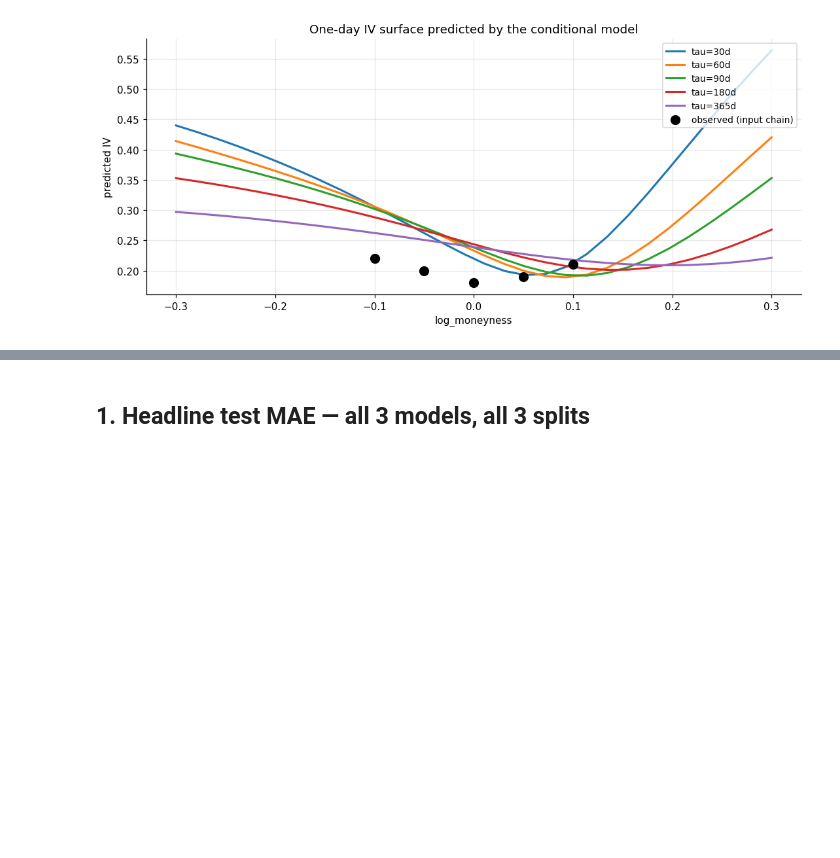
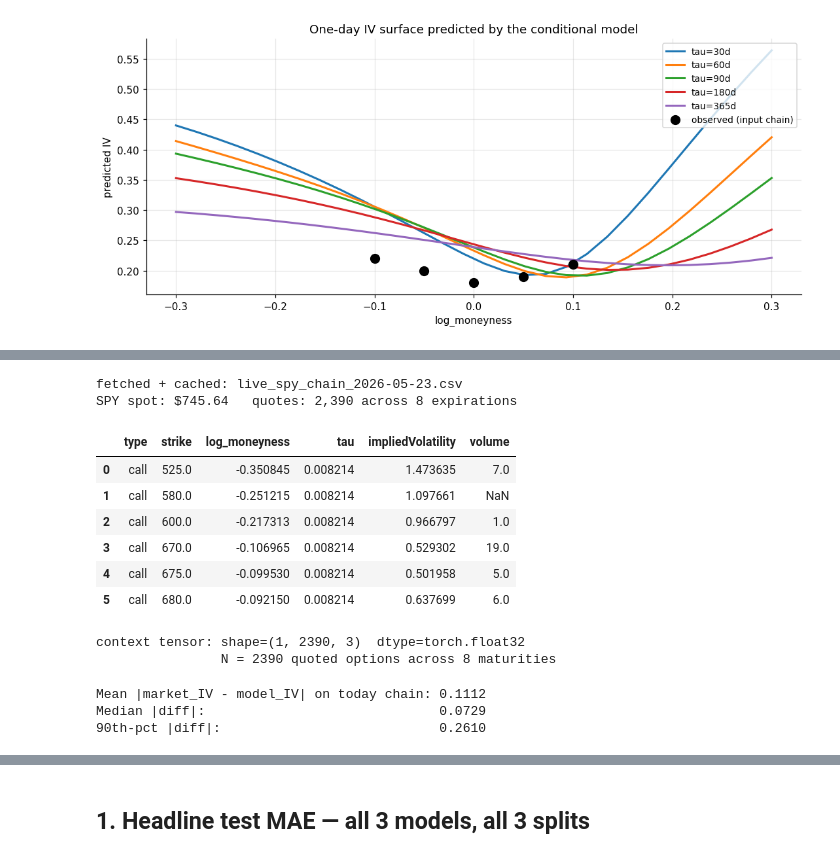
Before and after one commit to zymeng1998/neural-iv-surface-inference, a Jupyter notebook: notebooks/04_phase2c_results.ipynb, the cells around one changed output, grey strips where cells are left out. Cells and saved outputs as stored; diff of their text form; code cells hidden in the pictures; blank space fills up the shorter version.

```diff
--- a/notebooks/04_phase2c_results.ipynb
+++ b/notebooks/04_phase2c_results.ipynb
@@ -210,0 +236,75 @@ plt.tight_layout(); plt.show()
+# %%
+# Pull today's SPY chain via yfinance (cached to disk for reproducibility).
+import datetime as _dt
+CACHE = Path('../artifacts/results') / f'live_spy_chain_{_dt.date.today().isoformat()}.csv'
+
+if CACHE.exists():
+    print(f'using cached chain: {CACHE.name}')
+    chain = pd.read_csv(CACHE)
+    spot = float(chain.attrs.get('spot') or chain['_spot'].iloc[0])
+else:
+    import yfinance as yf
+    spy = yf.Ticker('SPY')
+    spot = float(spy.history(period='1d')['Close'].iloc[-1])
+    today = _dt.datetime.utcnow().date()
+    rows = []
+    for exp_str in spy.options[:8]:    # first 8 expirations (~next 2 months)
+        exp_date = _dt.datetime.strptime(exp_str, '%Y-%m-%d').date()
+        tau = (exp_date - today).days / 365.25
+        if tau <= 0:
+            continue
+        oc = spy.option_chain(exp_str)
+        for side, df in [('call', oc.calls), ('put', oc.puts)]:
+            sub = df[['strike','impliedVolatility','bid','ask','volume']].copy()
+            sub = sub[(sub['impliedVolatility'] > 0.01) & (sub['impliedVolatility'] < 3.0)]
+            sub['log_moneyness'] = np.log(sub['strike'] / spot)
+            sub['tau'] = tau
+            sub['type'] = side
+            rows.append(sub)
+    chain = pd.concat(rows, ignore_index=True)
+    chain['_spot'] = spot
+    chain.to_csv(CACHE, index=False)
+    print(f'fetched + cached: {CACHE.name}')
+
+print(f'SPY spot: ${spot:.2f}   quotes: {len(chain):,} across {chain["tau"].nunique()} expirations')
+chain[['type','strike','log_moneyness','tau','impliedVolatility','volume']].head(6)
+# %% [output]
+fetched + cached: live_spy_chain_2026-05-23.csv
+SPY spot: $745.64   quotes: 2,390 across 8 expirations
+|  | type | strike | log_moneyness | tau | impliedVolatility | volume |
+| 0 | call | 525.0 | -0.350845 | 0.008214 | 1.473635 | 7.0 |
+| 1 | call | 580.0 | -0.251215 | 0.008214 | 1.097661 | NaN |
+| 2 | call | 600.0 | -0.217313 | 0.008214 | 0.966797 | 1.0 |
+| 3 | call | 670.0 | -0.106965 | 0.008214 | 0.529302 | 19.0 |
+| 4 | call | 675.0 | -0.099530 | 0.008214 | 0.501958 | 5.0 |
+| 5 | call | 680.0 | -0.092150 | 0.008214 | 0.637699 | 6.0 |
+# %%
+# Step 2: build the (N,3) context tensor exactly as the model expects.
+ctx_np = chain[['log_moneyness','tau','impliedVolatility']].values.astype(np.float32)
+N = len(ctx_np)
+live_context = torch.from_numpy(ctx_np).unsqueeze(0)        # (1, N, 3)
+live_mask    = torch.ones(1, N, dtype=torch.bool)
+print(f'context tensor: shape={tuple(live_context.shape)}  dtype={live_context.dtype}')
+print(f'                N = {N} quoted options across {chain["tau"].nunique()} maturities')
+# %% [output]
+context tensor: shape=(1, 2390, 3)  dtype=torch.float32
+                N = 2390 quoted options across 8 maturities
+# %%
+# Step 3: predict at the SAME coordinates the market quoted - so we can
+# compare model vs market quote-by-quote.
+q_np = chain[['log_moneyness','tau']].values.astype(np.float32)
+q    = torch.from_numpy(q_np).unsqueeze(0)
+with torch.no_grad():
+    pred_live = model(live_context, live_mask, q).squeeze(0).numpy()
+
+chain['iv_model'] = pred_live
+chain['iv_diff']  = chain['impliedVolatility'] - chain['iv_model']
+
+# Overall fit quality on TODAY's chain
+print(f'Mean |market_IV - model_IV| on today chain: {chain["iv_diff"].abs().mean():.4f}')
+print(f'Median |diff|:                              {chain["iv_diff"].abs().median():.4f}')
+print(f'90th-pct |diff|:                            {chain["iv_diff"].abs().quantile(0.9):.4f}')
+# %% [output]
+Mean |market_IV - model_IV| on today chain: 0.1112
+Median |diff|:                              0.0729
+90th-pct |diff|:                            0.2610
```
Also changed, not shown: parts of 6 cells of this notebook, 2 other files.
